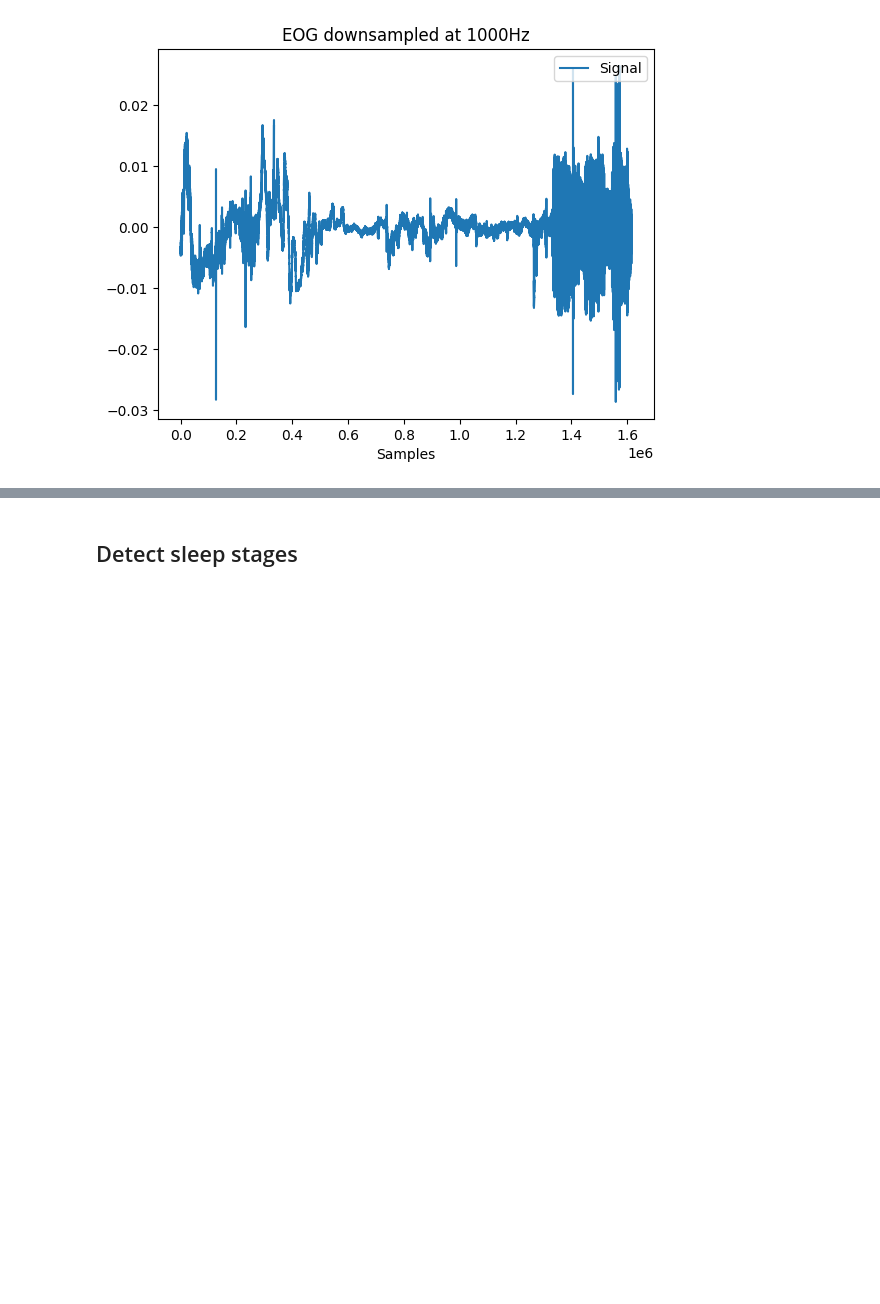
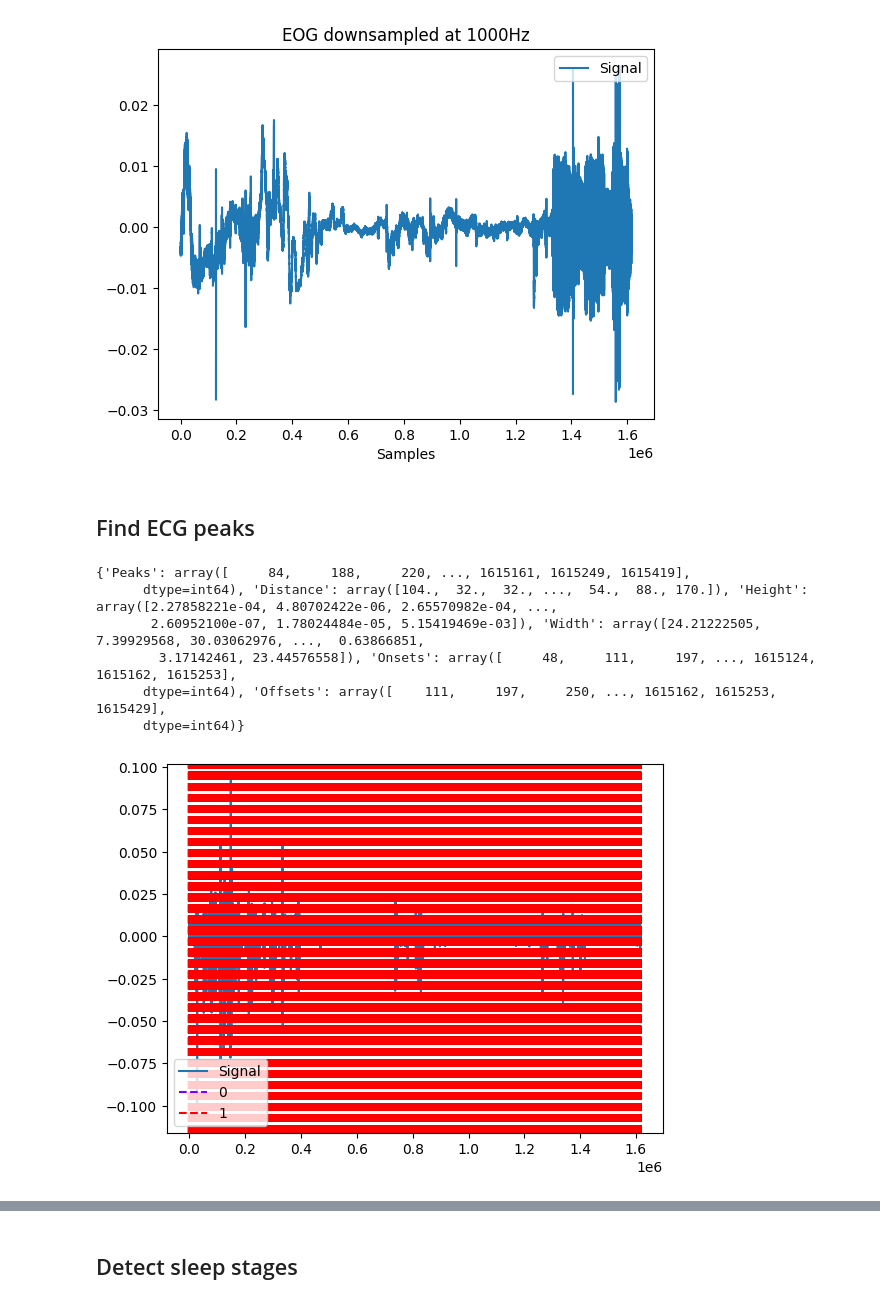
Before and after one commit to Evergarden0101/sensor-data-analysis-pipeline, a Jupyter notebook: back-end/jupyter/sleep_stage_detection.ipynb, the cells around one changed output, grey strips where cells are left out. Cells and saved outputs as stored; diff of their text form; code cells hidden in the pictures; blank space fills up the shorter version.

```diff
--- a/back-end/jupyter/sleep_stage_detection.ipynb
+++ b/back-end/jupyter/sleep_stage_detection.ipynb
@@ -83,3 +85,22 @@ Number of data before downsampling: 3230881
 Number of data after downsampling: 1615440
 [figure]
 [figure]
+# %% [markdown]
+## Find ECG peaks
+# %%
+cleaned = nk.ecg_clean(ecg_ds, method="neurokit")
+portion = cleaned[:1000]
+
+peaks = nk.signal_findpeaks(cleaned)
+
+print(peaks)
+
+nk.events_plot([peaks["Onsets"], peaks["Peaks"]], cleaned)
+# %% [output]
+{'Peaks': array([     84,     188,     220, ..., 1615161, 1615249, 1615419],
+      dtype=int64), 'Distance': array([104.,  32.,  32., ...,  54.,  88., 170.]), 'Height': array([2.27858221e-04, 4.80702422e-06, 2.65570982e-04, ...,
+       2.60952100e-07, 1.78024484e-05, 5.15419469e-03]), 'Width': array([24.21222505,  7.39929568, 30.03062976, ...,  0.63866851,
+        3.17142461, 23.44576558]), 'Onsets': array([     48,     111,     197, ..., 1615124, 1615162, 1615253],
+      dtype=int64), 'Offsets': array([    111,     197,     250, ..., 1615162, 1615253, 1615429],
+      dtype=int64)}
+[figure, added]
```
Also changed, not shown: parts of 10 cells of this notebook.
